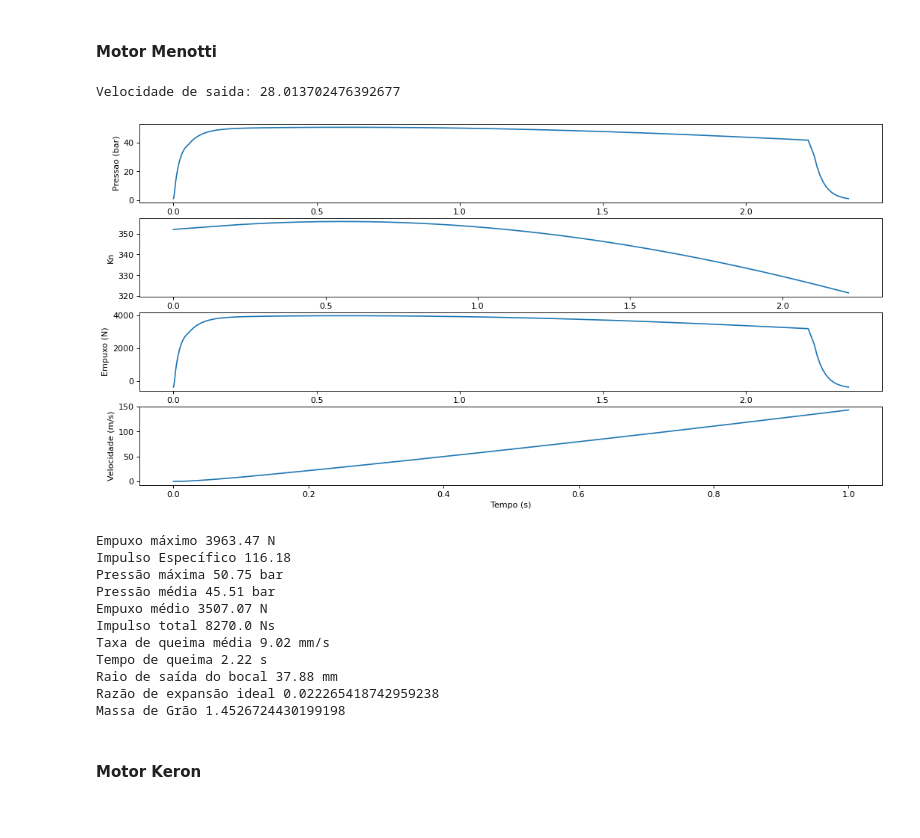
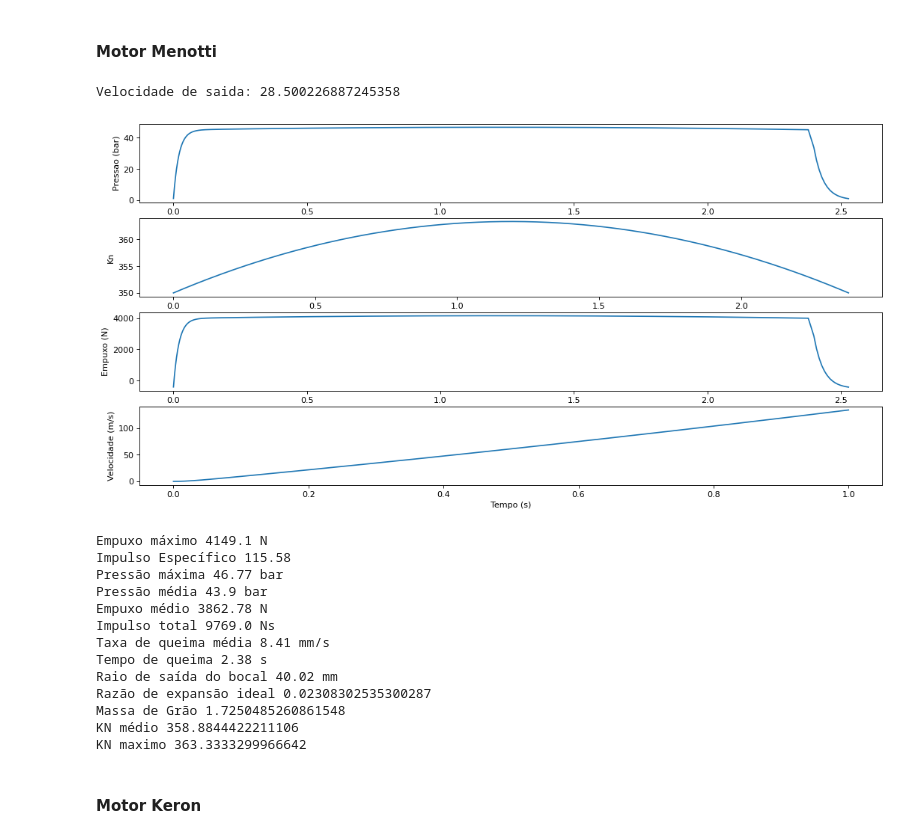
Before and after one commit to PatrickSampaioUSP/Propy, a Jupyter notebook: PropGoverningEquations.ipynb, the cells around one changed output. Cells and saved outputs as stored; diff of their text form; code cells hidden in the pictures.

```diff
--- a/PropGoverningEquations.ipynb
+++ b/PropGoverningEquations.ipynb
@@ -5,5 +50,6 @@ $r = aP^n$
 # %%
 from scipy.interpolate import interp1d
+from scipy import optimize
 import numpy as np
 
 pressure_interp_list = [0.101, 0.1035, 0.2505, 0.3975, 0.5445, 0.6915, 0.807, 0.954, 1.101, 1.248, 1.395,
@@ -29,6 +75,18 @@ r_function = interp1d(pressure_interp_list, r_interp_list, kind='cubic')
 
 class KnsbBurnrate:
 
+  a = 5.822234143625807*(10**-9)
+  n = 0.8767794714627652
+
   @classmethod
   def calculate_burnrate(cls, pressure):
     return r_function(pressure)
+    #pressao = ((10**6)*pressure)**cls.n
+    #return cls.a*pressao*(10**3)
+    #return 7.72
+
+  @classmethod
+  def calculate_mean_burnrate(cls, kn_med, cstar, rho):
+    optimize_func = lambda x: x - cls.calculate_burnrate((kn_med)*rho*x*cstar/10**9)
+    burn_rate = optimize.newton(optimize_func, 5)
+    return burn_rate/10**3
@@ -278,42 +414,48 @@ def post_processing(y, time_vector, motor):
 # %% [markdown]
 #### Motor Menotti
 # %%
-r_throat = 14/1000                                    #Raio da garganta do bocal (m)
+r_throat = 15/1000                                    #Raio da garganta do bocal (m)
 D0 = 105./1000                                        #Diâmetro externo inicial (m)
 N = 5                                                 #Número de grãos
 d0 = 65./1000                                         #Diâmetro interno inicial (m)
 D_chamber = 118./1000                                 #Diâmetro interno da câmara (m)
-l_grain = 160/1000                                    #Comprimento do grão (m)
-#l_grain = ((d0**2 - D0**2)+math.sqrt((D0**2 - d0**2)**2 + 4*d0*(2*d0**3 + 2*(D0**2)*d0)))/(2*d0)
+l_grain = 190/1000                                    #Comprimento do grão (m)
+cstar = 816.68                                        #Velocidade característica (m/s)
+rho_grain = 1700.                                     #Densidade do grão (kg/m^3)
+
 menotti = Motor(r_throat=r_throat,
                 D0=D0,
                 d0=d0,
                 N=N,
                 D_chamber=D_chamber,
                 l_grain=l_grain)
 
 conditions = [menotti.d_int, menotti.l_grain, p_atm, m_prod_chamber]
 t = np.linspace(0,2.8,100000)
 
 
 
 y = solve(modelo, conditions, 3, menotti)
 post_processing(y.y, y.t, menotti)
 print(f'Massa de Grão {menotti.propelent_volume*rho_grain/N}')
+print(f'KN médio {menotti.mean_kn}')
+print(f'KN maximo {menotti.max_kn}')
 # %% [output]
-Velocidade de saida: 28.013702476392677
+Velocidade de saida: 28.500226887245358
-[figure, old version]
+[figure, new version]
-Empuxo máximo 3963.47 N
-Impulso Específico 116.18
-Pressão máxima 50.75 bar
-Pressão média 45.51 bar
-Empuxo médio 3507.07 N
-Impulso total 8270.0 Ns
-Taxa de queima média 9.02 mm/s
-Tempo de queima 2.22 s
-Raio de saída do bocal 37.88 mm
-Razão de expansão ideal 0.022265418742959238
-Massa de Grão 1.4526724430199198
+Empuxo máximo 4149.1 N
+Impulso Específico 115.58
+Pressão máxima 46.77 bar
+Pressão média 43.9 bar
+Empuxo médio 3862.78 N
+Impulso total 9769.0 Ns
+Taxa de queima média 8.41 mm/s
+Tempo de queima 2.38 s
+Raio de saída do bocal 40.02 mm
+Razão de expansão ideal 0.02308302535300287
+Massa de Grão 1.7250485260861548
+KN médio 358.8844422211106
+KN maximo 363.3333299966642
 # %% [markdown]
 #### Motor Keron
 # %%
```
Also changed, not shown: parts of 11 cells of this notebook.
